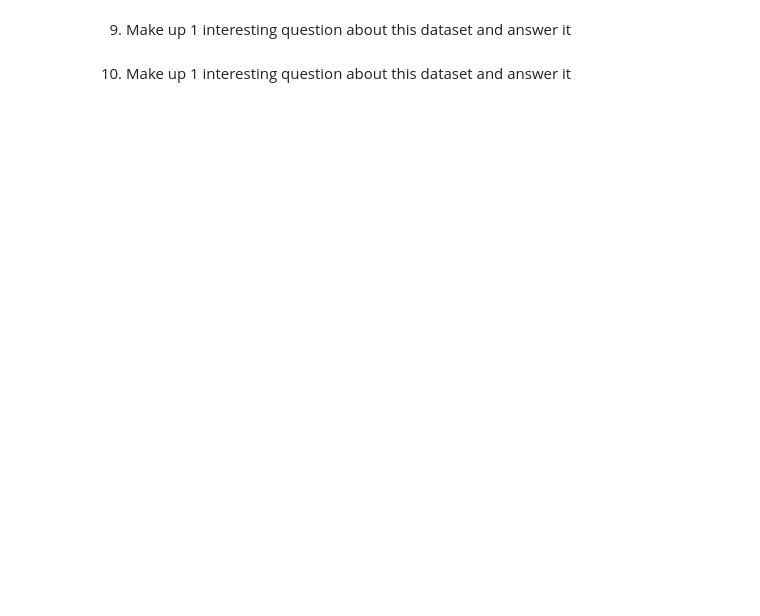
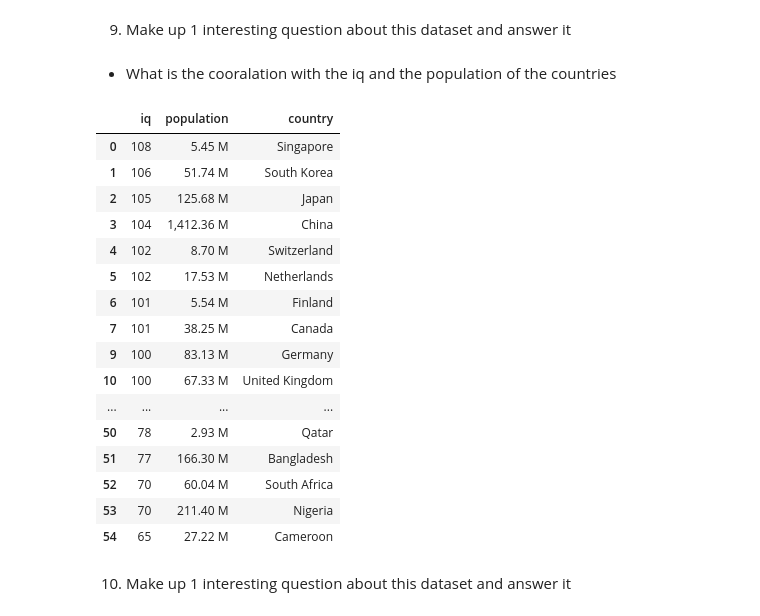
Before and after one commit to SheltonBlackwell/cis277-fa22-Lab4, a Jupyter notebook: Lab4.ipynb, the cells around one changed output. Saved outputs shown, nothing was run; the diff lists cells and outputs as text; code cells hidden in the pictures; blank space fills up the shorter version.

```diff
--- a/Lab4.ipynb
+++ b/Lab4.ipynb
@@ -248,4 +259,26 @@ all_together
 # %% [markdown]
 9. Make up 1 interesting question about this dataset and answer it
+# %% [markdown]
+- What is the cooralation with the iq and the population of the countries
+# %%
+all_together.loc[ : ,["iq", "population",'country']].sort_values(["iq","population"], ascending=False)
+# %% [output]
+|  | iq | population | country |
+| 0 | 108 | 5.45 M | Singapore |
+| 1 | 106 | 51.74 M | South Korea |
+| 2 | 105 | 125.68 M | Japan |
+| 3 | 104 | 1,412.36 M | China |
+| 4 | 102 | 8.70 M | Switzerland |
+| 5 | 102 | 17.53 M | Netherlands |
+| 6 | 101 | 5.54 M | Finland |
+| 7 | 101 | 38.25 M | Canada |
+| 9 | 100 | 83.13 M | Germany |
+| 10 | 100 | 67.33 M | United Kingdom |
+| ... | ... | ... | ... |
+| 50 | 78 | 2.93 M | Qatar |
+| 51 | 77 | 166.30 M | Bangladesh |
+| 52 | 70 | 60.04 M | South Africa |
+| 53 | 70 | 211.40 M | Nigeria |
+| 54 | 65 | 27.22 M | Cameroon |
 # %% [markdown]
 10. Make up 1 interesting question about this dataset and answer it
```
Also changed, not shown: parts of 4 cells of this notebook.
